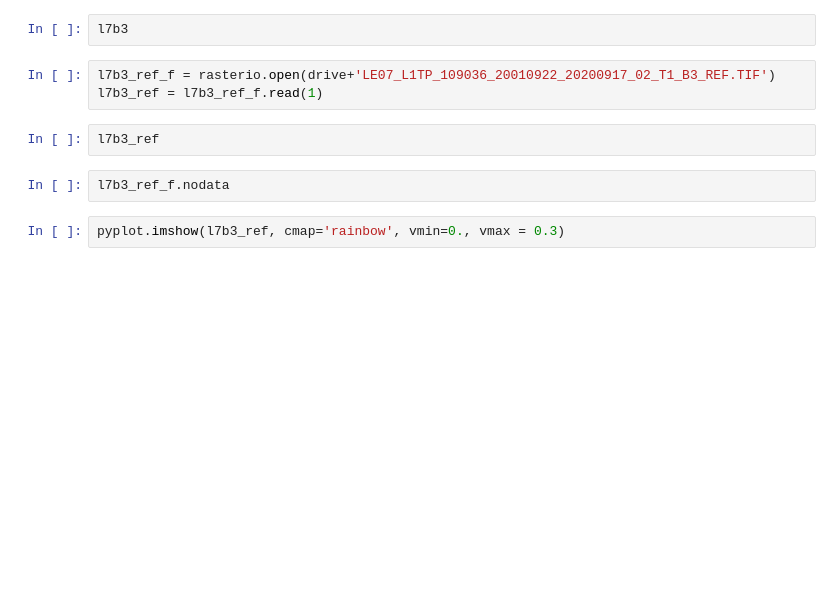
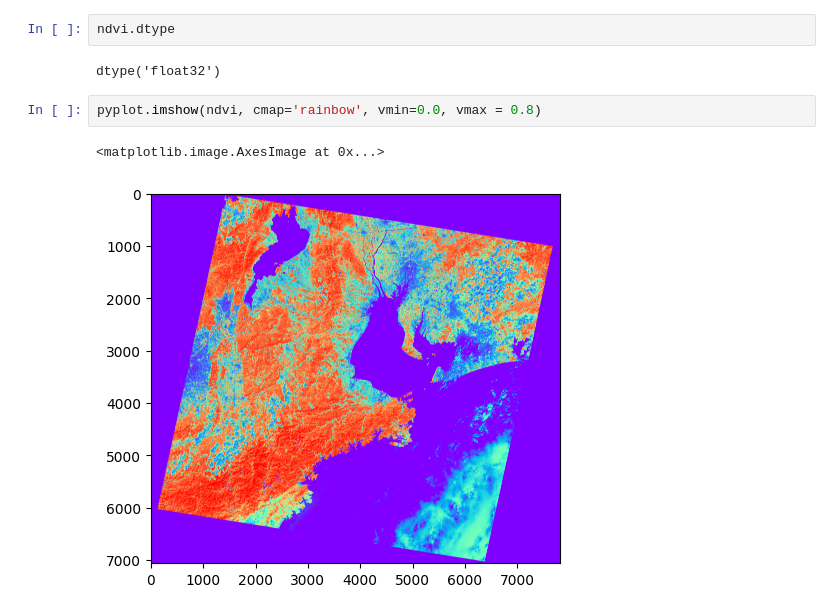
Before and after one commit to hondaki/DN2Reflectance, a Jupyter notebook: seminar_calc_reflectance.ipynb, the cells around one changed output. Cells and saved outputs as stored; diff of their text form; blank space fills up the shorter version.

```diff
--- a/seminar_calc_reflectance.ipynb
+++ b/seminar_calc_reflectance.ipynb
@@ -44,11 +99,9 @@ if __name__ == "__main__":
-# %%
-l7b3
-# %%
-l7b3_ref_f = rasterio.open(drive+'LE07_L1TP_109036_20010922_20200917_02_T1_B3_REF.TIF')
-l7b3_ref = l7b3_ref_f.read(1)
-# %%
-l7b3_ref
-# %%
-l7b3_ref_f.nodata
+# %%
+ndvi.dtype
+# %% [output]
+dtype('float32')
 # %%
-pyplot.imshow(l7b3_ref, cmap='rainbow', vmin=0., vmax = 0.3)
+pyplot.imshow(ndvi, cmap='rainbow', vmin=0.0, vmax = 0.8)
+# %% [output]
+<matplotlib.image.AxesImage at 0x...>
+[figure, added]
```
Also changed, not shown: parts of 4 cells of this notebook.
